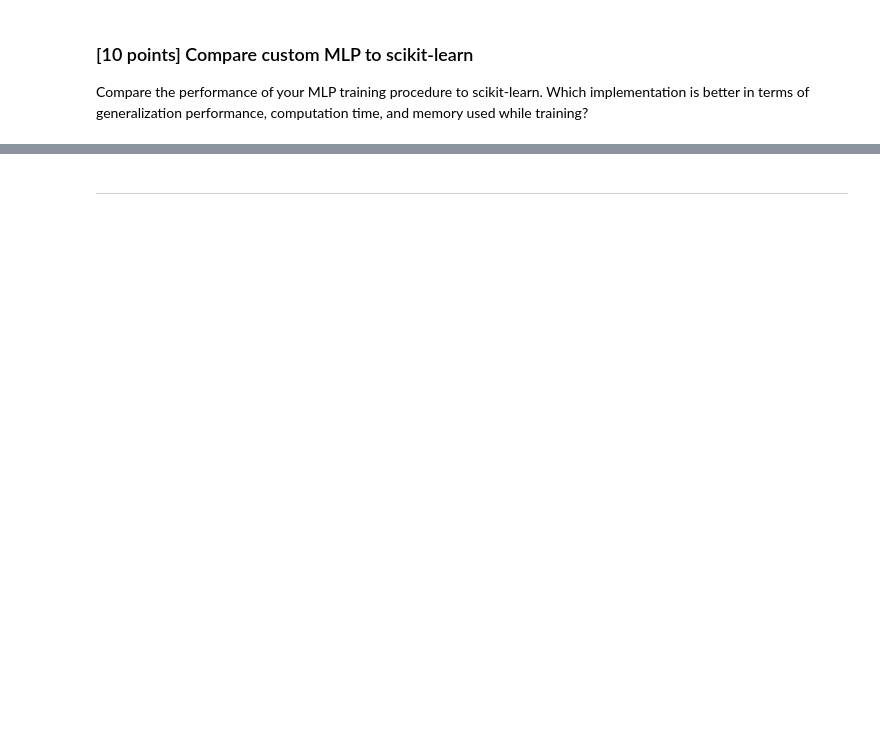
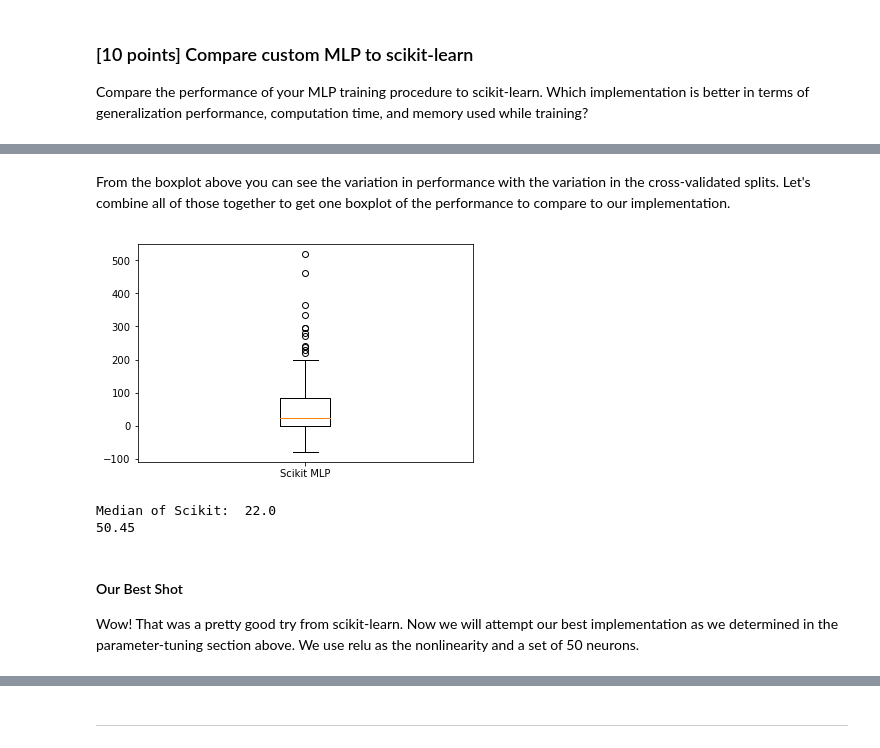
Before and after one commit to CT-Kyle/ML-Labs, a Jupyter notebook: lab5/lab5.ipynb, the cells around one changed output, grey strips where cells are left out. Cells and saved outputs as stored; diff of their text form; code cells hidden in the pictures; blank space fills up the shorter version.

```diff
--- a/lab5/lab5.ipynb
+++ b/lab5/lab5.ipynb
@@ -440,8 +448,14 @@ class TLPMiniBatchCrossEntropy(TLPMiniBatch):
         """
         # vectorized backpropagation
         sigma3 = (A3-Y_enc) # <- this is only line that changed
-        sigma2 = (W2.T @ sigma3)*A2*(1-A2)
-
+        if self.nonlinear == 'sigmoid':
+            sigma2 = (W2.T @ sigma3)*A2*(1-A2)
+        elif self.nonlinear == 'linear':
+            sigma2 = (W2.T @ sigma3)
+        elif self.nonlinear == 'relu':
+            sigma2 = (W2.T @ sigma3)
+            Z1_with_bias = self._add_bias_unit(Z1,how='row')
+            sigma2[Z1_with_bias<=0] = 0
         grad1 = sigma2[1:,:] @ A1
         grad2 = sigma3 @ A2.T
 
@@ -659,0 +637,18 @@ clf = MLPClassifier(hidden_layer_sizes=(50, ),
+# %% [markdown]
+From the boxplot above you can see the variation in performance with the variation in the cross-validated splits. Let's combine all of those together to get one boxplot of the performance to compare to our implementation.
+# %%
+sk_confusion_compare = []
+sk_confusion_compare.append(sk_confusion)
+plt.figure()
+plt.boxplot(sk_confusion_compare, labels=["Scikit MLP"])
+plt.show()
+
+print("Median of Scikit: ", np.median(sk_confusion_compare))
+print(np.mean(sk_confusion_compare))
+# %% [output]
+[figure, added]
+Median of Scikit:  22.0
+50.45
+# %% [markdown]
+#### Our Best Shot
+Wow! That was a pretty good try from scikit-learn. Now we will attempt our best implementation as we determined in the parameter-tuning section above. We use relu as the nonlinearity and a set of 50 neurons.
```
Also changed, not shown: parts of 32 cells of this notebook, 1 other file.
